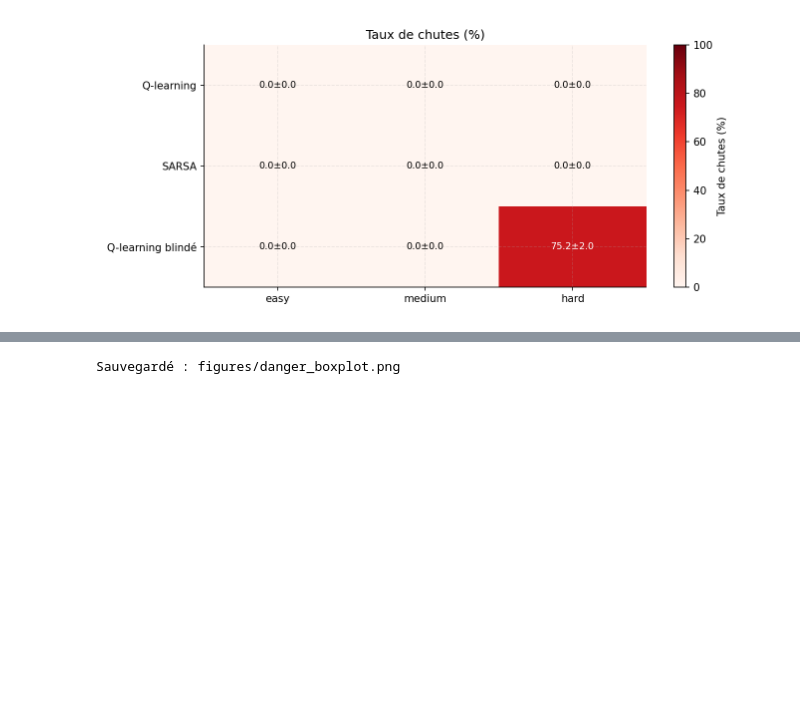
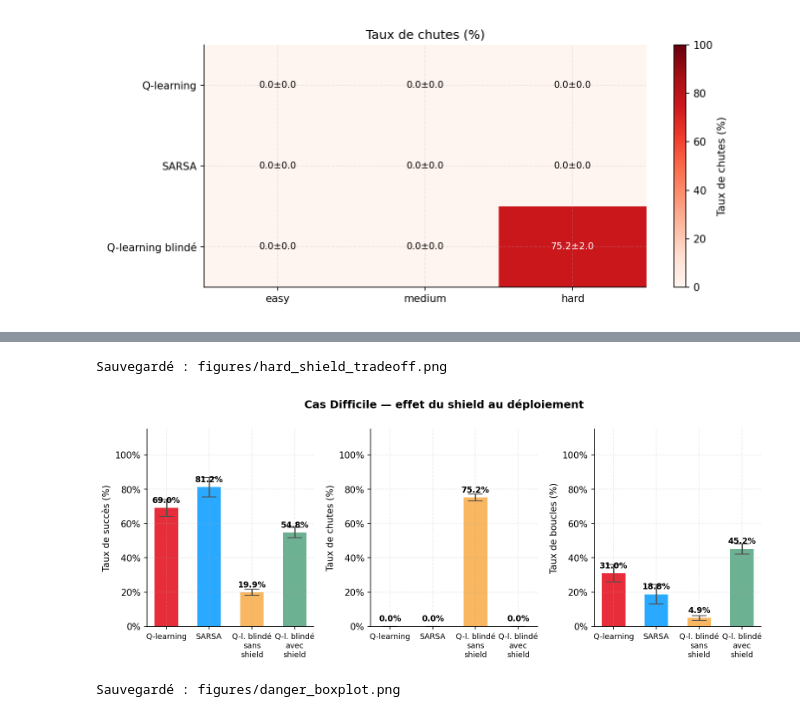
Before and after one commit to Ribraba/IFT-7201-Projet, a Jupyter notebook: FrozenLakeProject.ipynb, the cells around one changed output, grey strips where cells are left out. Cells and saved outputs as stored; diff of their text form; code cells hidden in the pictures; blank space fills up the shorter version.

Commit message:
feat: Modif rapport final, ajout figure discussion avec/sans shield, homogénéisation docstring code et mise à jour README.md

```diff
--- a/FrozenLakeProject.ipynb
+++ b/FrozenLakeProject.ipynb
@@ -195,3 +200,11 @@ display(Image('figures/overview_fall_rate.png'))
+# %%
+plot_hard_shield_tradeoff(experiments, save_dir='figures')
+# %% [output]
+Sauvegardé : figures/hard_shield_tradeoff.png
+# %%
+display(Image('figures/hard_shield_tradeoff.png'))
+# %% [output]
+[figure, added]
 # %%
 plot_danger_boxplot(experiments, save_dir='figures')
 # %% [output]
```
Also changed, not shown: parts of 3 cells of this notebook, 39 other files.
